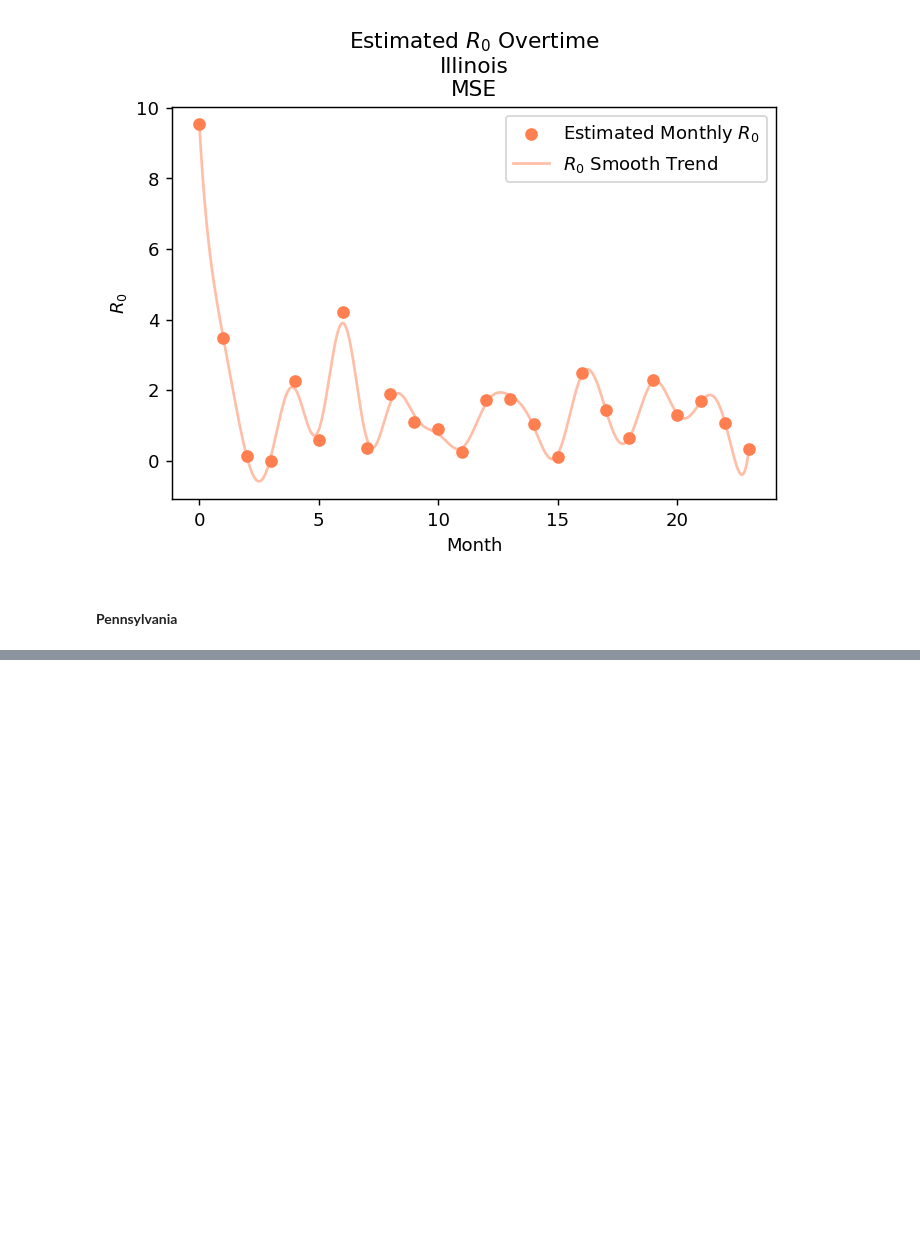
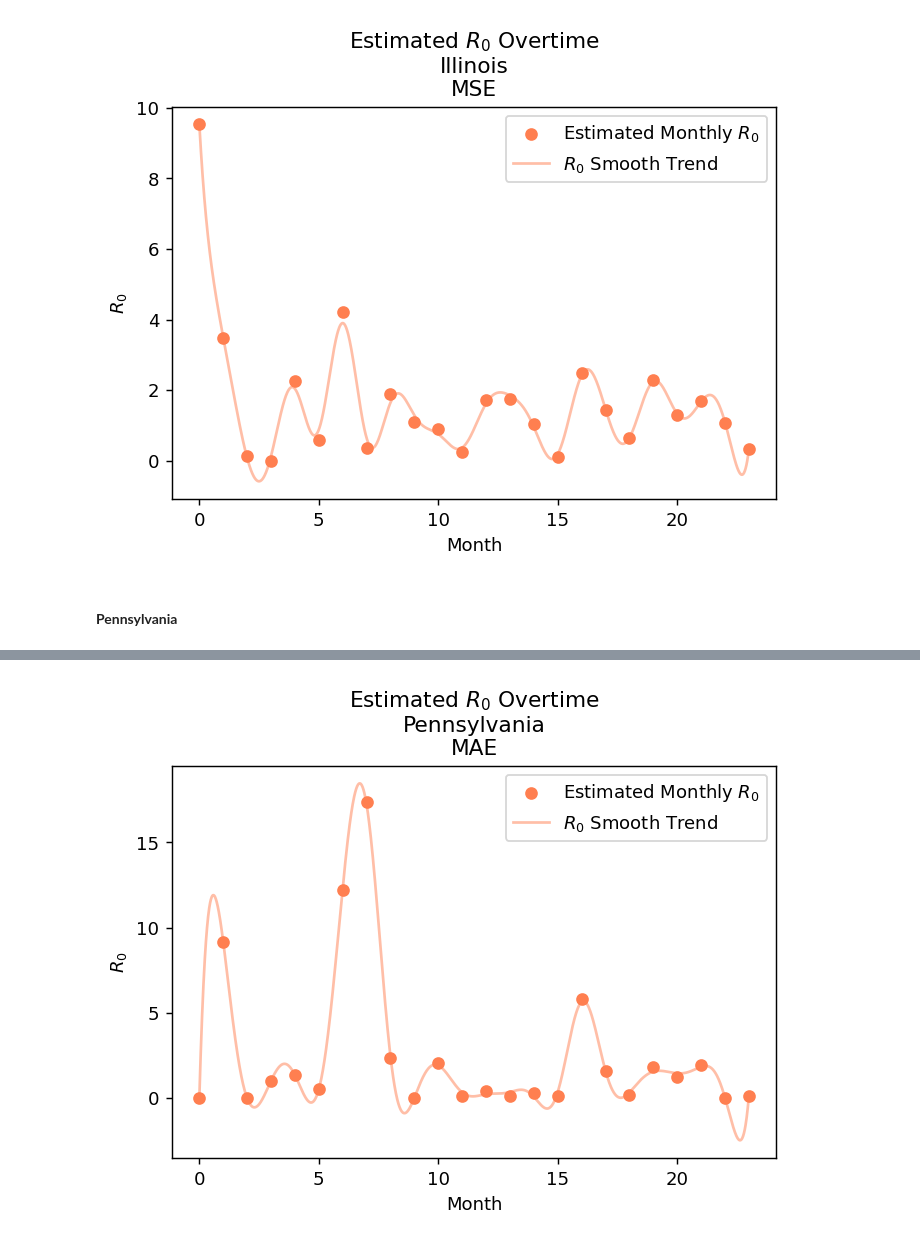
Before and after one commit to cywujeremy/dabp-pandemic-simulation, a Jupyter notebook: nbs/SIR_param_estimation.ipynb, the cells around one changed output, grey strips where cells are left out. Saved outputs shown, nothing was run; the diff lists cells and outputs as text; code cells hidden in the pictures; blank space fills up the shorter version.

```diff
--- a/nbs/SIR_param_estimation.ipynb
+++ b/nbs/SIR_param_estimation.ipynb
@@ -707,0 +846,16 @@ plt.show()
+# %%
+spl = UnivariateSpline(list(range(len(est_r0_pa_mae))), est_r0_pa_mae, k=5)
+spl.set_smoothing_factor(0.5)
+full_period = np.linspace(0, 23, 2000)
+smoothed_est_r0 = spl(full_period)
+
+fig, ax = plt.subplots(dpi=130)
+ax.scatter(range(len(est_r0_pa_mae)), est_r0_pa_mae, color="coral", label="Estimated Monthly $R_0$")
+ax.plot(full_period, smoothed_est_r0, color="coral", label="$R_0$ Smooth Trend", alpha=0.5)
+plt.xlabel("Month")
+plt.ylabel("$R_0$")
+plt.title("Estimated $R_0$ Overtime\nPennsylvania\nMAE")
+plt.legend()
+plt.show()
+# %% [output]
+[figure, added]
```
Also changed, not shown: parts of 6 cells of this notebook.
